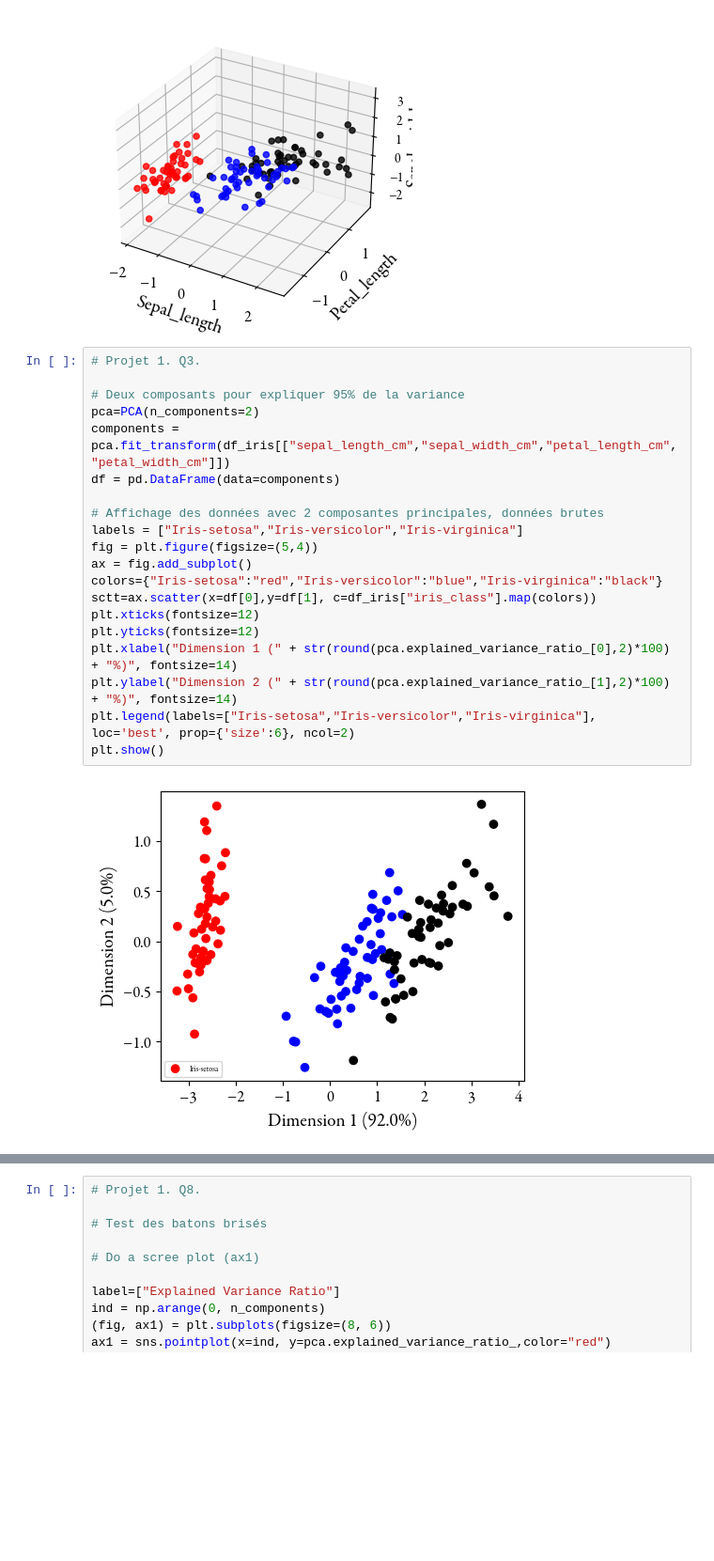
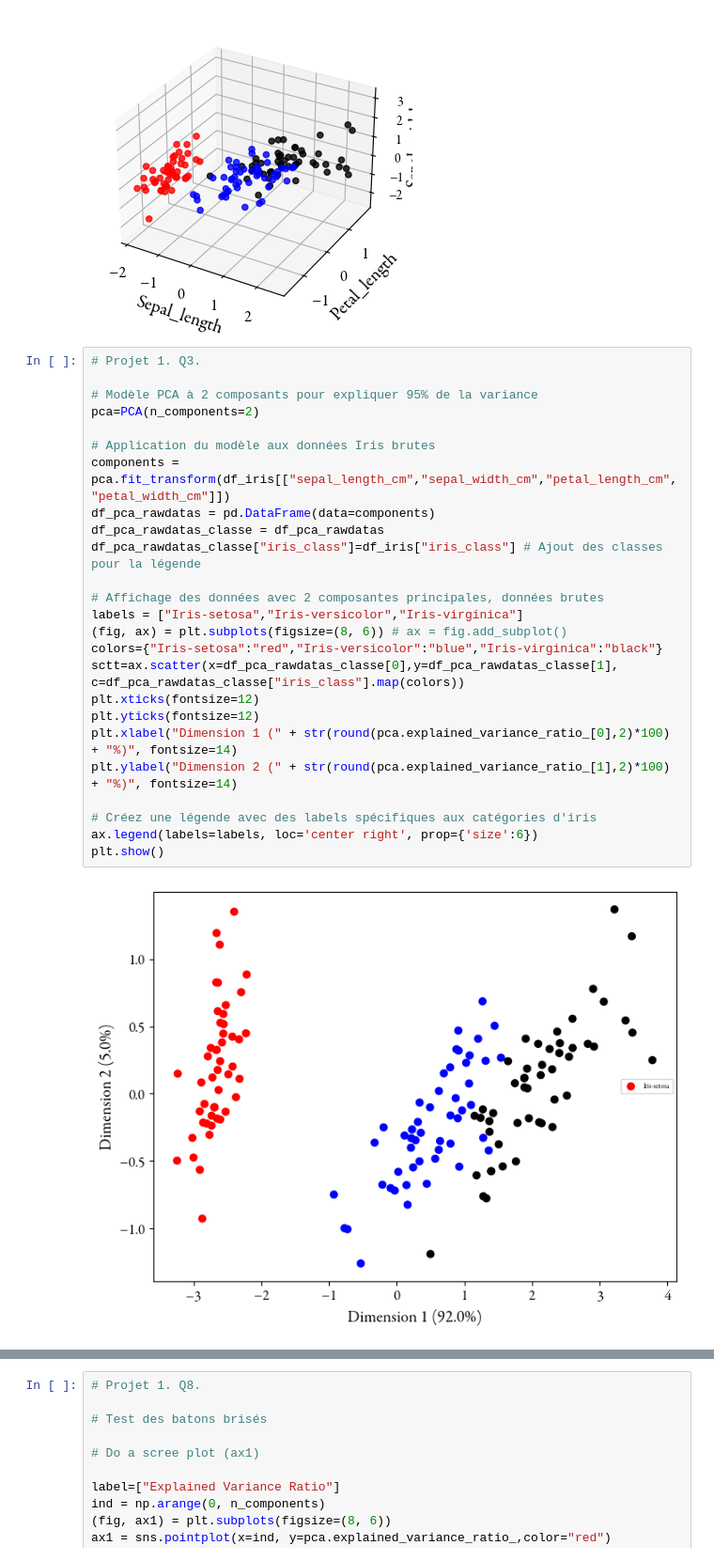
Before and after one commit to RMorana/DU_Data, a Jupyter notebook: DimReduc.ipynb, the cells around one changed output, grey strips where cells are left out. Shown at 94% size. Saved outputs shown, nothing was run; the diff lists cells and outputs as text; blank space fills up the shorter version.

```diff
--- a/DimReduc.ipynb
+++ b/DimReduc.ipynb
@@ -126,25 +127,30 @@ plt.show()
 # %%
 # Projet 1. Q3.
 
-# Deux composants pour expliquer 95% de la variance
+# Modèle PCA à 2 composants pour expliquer 95% de la variance
 pca=PCA(n_components=2)
+
+# Application du modèle aux données Iris brutes
 components = pca.fit_transform(df_iris[["sepal_length_cm","sepal_width_cm","petal_length_cm","petal_width_cm"]])
-df = pd.DataFrame(data=components)
+df_pca_rawdatas = pd.DataFrame(data=components)
+df_pca_rawdatas_classe = df_pca_rawdatas
+df_pca_rawdatas_classe["iris_class"]=df_iris["iris_class"] # Ajout des classes pour la légende
 
 # Affichage des données avec 2 composantes principales, données brutes
 labels = ["Iris-setosa","Iris-versicolor","Iris-virginica"]
-fig = plt.figure(figsize=(5,4))
-ax = fig.add_subplot()
+(fig, ax) = plt.subplots(figsize=(8, 6)) # ax = fig.add_subplot()
 colors={"Iris-setosa":"red","Iris-versicolor":"blue","Iris-virginica":"black"}
-sctt=ax.scatter(x=df[0],y=df[1], c=df_iris["iris_class"].map(colors))
+sctt=ax.scatter(x=df_pca_rawdatas_classe[0],y=df_pca_rawdatas_classe[1], c=df_pca_rawdatas_classe["iris_class"].map(colors))
 plt.xticks(fontsize=12)
 plt.yticks(fontsize=12)
 plt.xlabel("Dimension 1 (" + str(round(pca.explained_variance_ratio_[0],2)*100) + "%)", fontsize=14)
 plt.ylabel("Dimension 2 (" + str(round(pca.explained_variance_ratio_[1],2)*100) + "%)", fontsize=14)
-plt.legend(labels=["Iris-setosa","Iris-versicolor","Iris-virginica"], loc='best', prop={'size':6}, ncol=2)
+
+# Créez une légende avec des labels spécifiques aux catégories d'iris
+ax.legend(labels=labels, loc='center right', prop={'size':6})
 plt.show()
 # %% [output]
-[figure, old version]
+[figure, new version]
 # %%
 # Projet 1. Q3.
 
```
Also changed, not shown: parts of 13 cells of this notebook.
